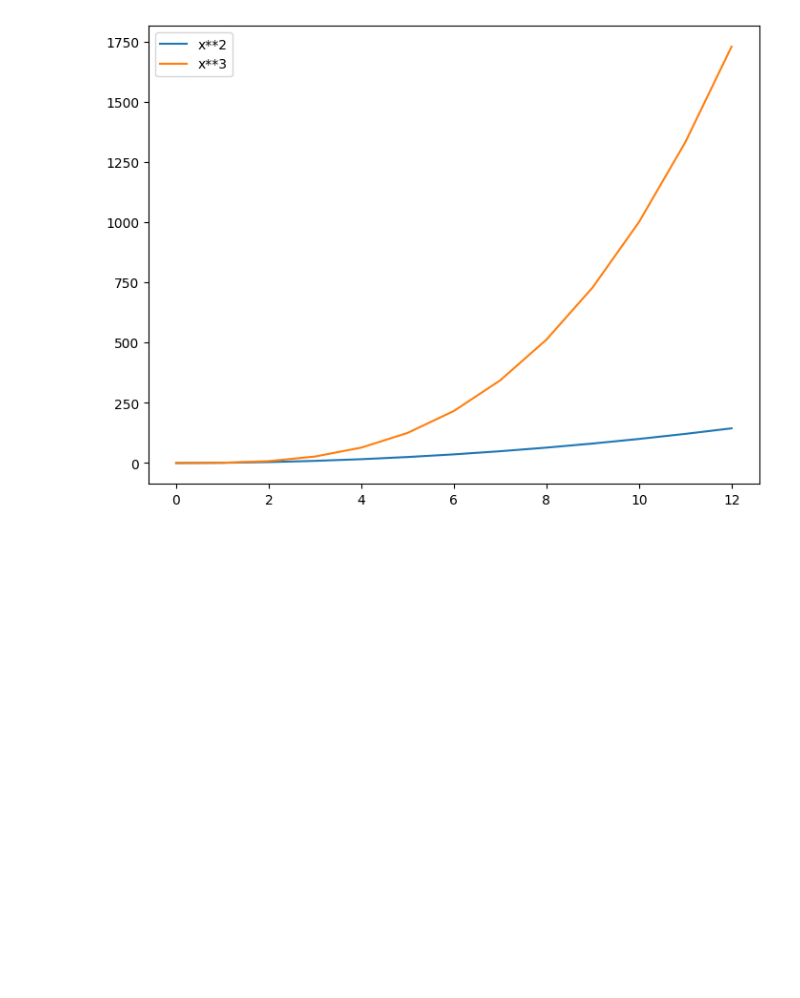
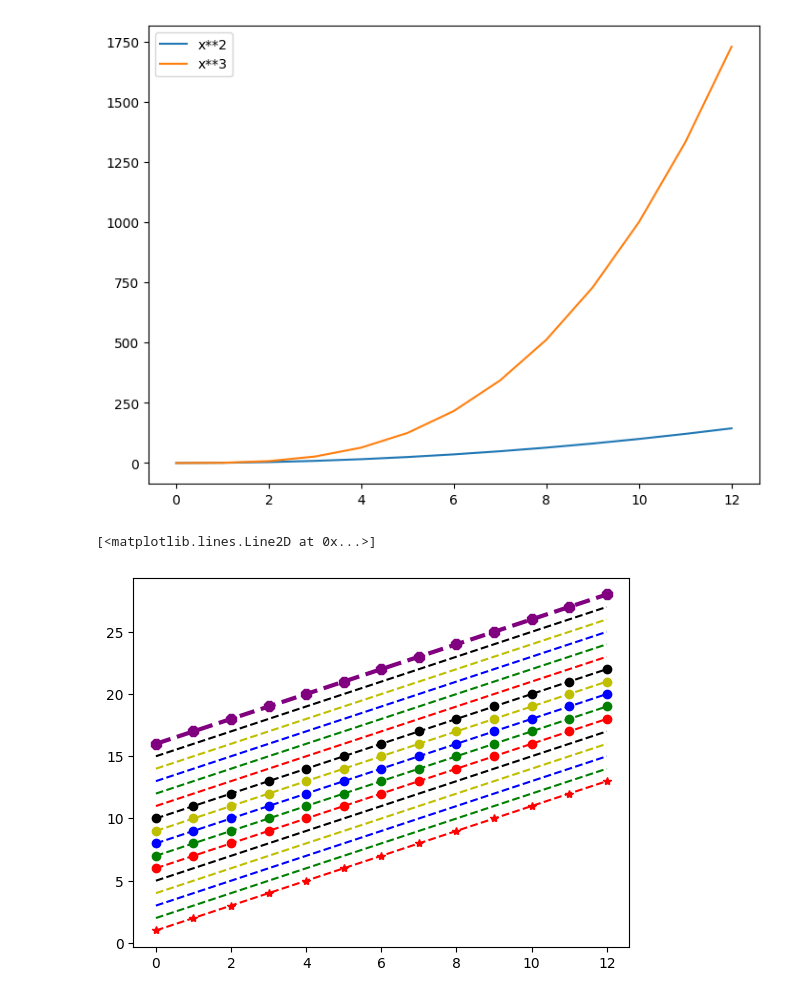
Before and after one commit to mdsamim1992hatia-cell/BMI-CAL, a Jupyter notebook: Untitled148.ipynb, the cells around one changed output. Saved outputs shown, nothing was run; the diff lists cells and outputs as text; code cells hidden in the pictures; blank space fills up the shorter version.

```diff
--- a/Untitled148.ipynb
+++ b/Untitled148.ipynb
@@ -168,3 +168,27 @@ axes.legend(loc=2)
 [   0    1    8   27   64  125  216  343  512  729 1000 1331 1728]
 <matplotlib.legend.Legend at 0x...>
 [figure]
+# %%
+from matplotlib import markers
+fig,axes=plt.subplots()
+axes.plot(x,x+1,'r*--')
+axes.plot(x,x+2,'g--')
+axes.plot(x,x+3,'b--')
+axes.plot(x,x+4,'y--')
+axes.plot(x,x+5,'k--')
+
+axes.plot(x,x+6,'ro--')
+axes.plot(x,x+7,'go--')
+axes.plot(x,x+8,'bo--')
+axes.plot(x,x+9,'yo--')
+axes.plot(x,x+10,'ko--')
+axes.plot(x,x+11,'r--')
+axes.plot(x,x+12,'g--')
+axes.plot(x,x+13,'b--')
+axes.plot(x,x+14,'y--')
+axes.plot(x,x+15,'k--')
+
+axes.plot(x,x+16,color="purple",lw=3,ls='--',marker='8',markersize=8,)
+# %% [output]
+[<matplotlib.lines.Line2D at 0x...>]
+[figure, added]
```
